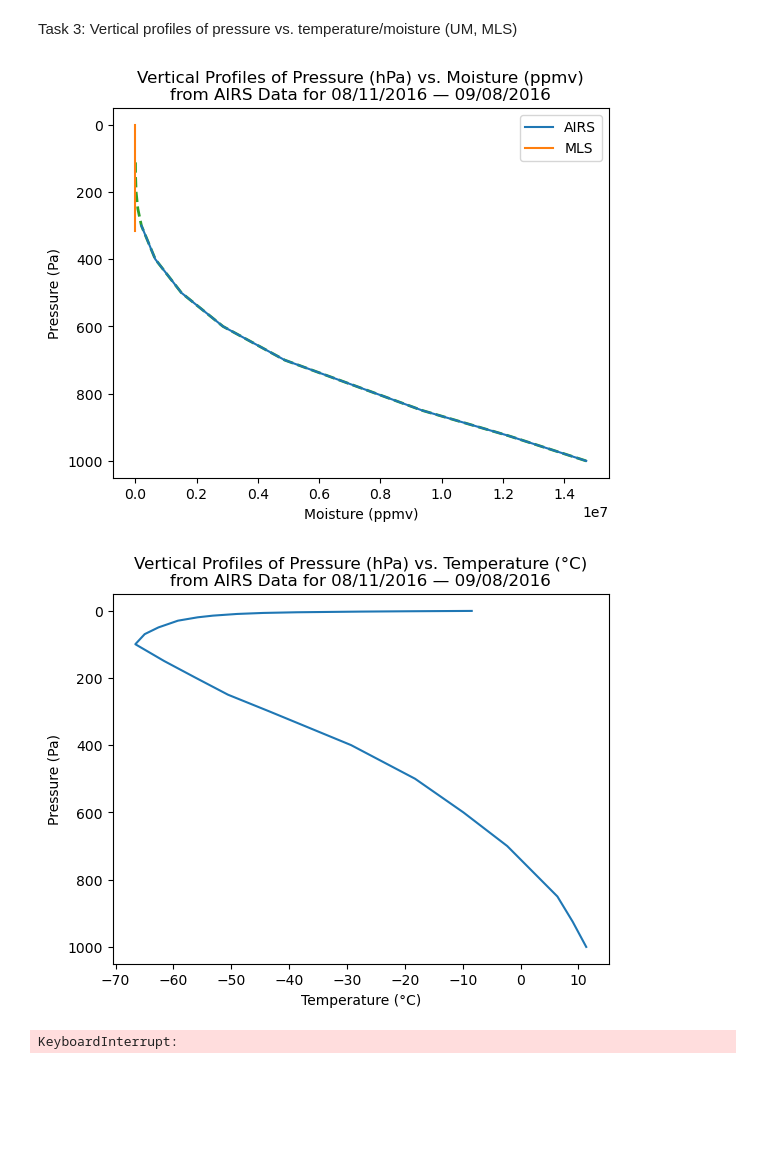
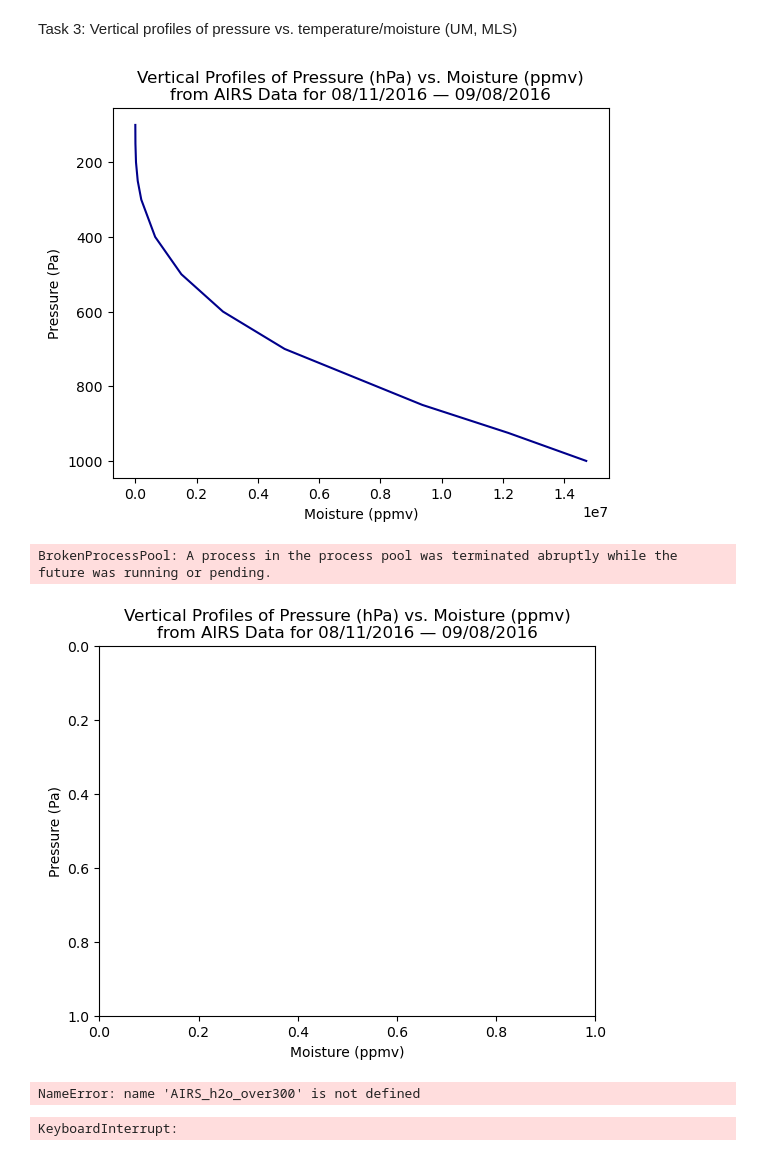
Before and after one commit to sierrastevnson/JPL-DeepConvection, a Jupyter notebook: Tasks/Code/task3_verticalprofiles.ipynb, the cells around one changed output. Saved outputs shown, nothing was run; the diff lists cells and outputs as text; code cells hidden in the pictures; blank space fills up the shorter version.

Commit message:
data formatted but needs revision

```diff
--- a/Tasks/Code/task3_verticalprofiles.ipynb
+++ b/Tasks/Code/task3_verticalprofiles.ipynb
@@ -140,6 +119,7 @@ TypeError: cannot directly convert an xarray.Dataset into a numpy array. Instead
 # %%
-AIRS_data = AIRS_data.mean(dim='time')
+AIRS_data = AIRS_data_yrly.mean(dim='time')
 
+# Global Average
 # Average ascending/descending temperature
 AIRS_t_A = AIRS_data['Temperature_A'].mean(dim=['YDim:ascending', 'XDim:ascending', ])                              # Ascending orbit temperature
 AIRS_t_D = AIRS_data['Temperature_D'].mean(dim=['YDim:descending', 'XDim:descending'])                              # Descending orbit temperature
@@ -166,0 +149,22 @@ AIRS_h2o_over300 = AIRS_h2o[AIRS_prs_idxs_over300]
+# %%
+# Folder containing data
+path = '/nas/bigdata_static/longtaow/'
+
+# Read in UM data
+UM_data_hus = xr.open_mfdataset(path+'DYAMOND/Monsoon/hus/*.nc', parallel=True)     # Moisture (kg/kg)
+UM_data_prs = xr.open_mfdataset(path+'DYAMOND/Monsoon/pfull/*.nc', parallel=True)   # Pressure (Pa)
+
+print("UM data read.")
+
+# Temporal average
+UM_avg_prs = UM_data_prs.mean(dim='time')     # Pressure
+UM_avg_hus = UM_data_hus.mean(dim='time')     # Moisture
+
+# Model level number start/end indexes enclosing 100 hPa
+lv1, lv2 = 45, 55
+
+# Isolate pressure data variable
+UM_prs = UM_avg_prs['air_pressure'][:,lv1:lv2]
+
+# Isolate moisture data and convert units from kg/kg to ppmv
+UM_hus = UM_avg_hus['specific_humidity'][:,lv1:lv2] * kgkg_to_ppmv
@@ -184,37 +202,50 @@ GPM_name = "GPM_MERGIR Data"
 # %% [markdown]
 Functions for figure creation
 # %%
-def CreateVertProfile(arr, arr_prs, arr2=0, arr2_prs=None, data_label="Moisture", source="AIRS", source2="MLS", date_range=date_range, custom_units=None, full_AIRS=True):
+def CreateVertProfile(arr, arr_prs, arr2=0, arr2_prs=None, data_label="Moisture", source="AIRS", source2="MLS", date_range=date_range, custom_units=None, full_AIRS=None):
     if data_label == "Moisture":
         units = "ppmv"
+        color = "darkblue"
     elif data_label == "Temperature":
         units = "°C"
+        color = "darkred"
     else:
         units = custom_units
     plt.title(f"Vertical Profiles of Pressure (hPa) vs. {data_label} ({units})\nfrom {source} Data for {date_range}")
-    plt.ylabel("Pressure (Pa)")
+    plt.ylabel("Pressure (hPa)")
     plt.xlabel(f"{data_label} ({units})")
     plt.gca().invert_yaxis()
 
-    plt.plot(arr, arr_prs, label=source, color="darkblue")
+    plt.plot(arr, arr_prs, label=source, color=color)
 
     if np.array(arr2).any() == True:
-        plt.plot(arr2, arr2_prs, label=source2, color="orange")
+        plt.plot(arr2, arr2_prs, label=source2, color="gray")
         plt.legend()
     if full_AIRS == True:
         plt.plot(AIRS_h2o, AIRS_h2o_prs, label="AIRS (full)", zorder=-1, alpha=1, linewidth=2, linestyle="--", color="darkblue")
     plt.show()
 # %% [markdown]
 Task 3: Vertical profiles of pressure vs. temperature/moisture (UM, MLS)
+# %%
+# Pressure vs. Moisture (MLS/AIRS)
+CreateVertProfile(AIRS_h2o, AIRS_h2o_prs, UM_hus, UM_prs)   # TODO: Add MLS data
+CreateVertProfile(UM_hus, UM_prs) # TODO: UM data
+
+# Pressure vs. Temperature  (AIRS)
+CreateVertProfile(AIRS_t-273.15, AIRS_t_prs, data_label="Temperature")
+# CreateVertProfile(UM_t, UM_t_prs, data_label="Temperature")   # TODO: UM data
+# %% [output]
+[figure, added]
+BrokenProcessPool: A process in the process pool was terminated abruptly while the future was running or pending.
+[figure, added]
 # %%
-# Pressure vs. Moisture (MLS/AIRS)
-CreateVertProfile(AIRS_h2o_over300, AIRS_h2o_prs[AIRS_prs_idxs_over300], MLS_h2o_under300, MLS_prs[MLS_prs_idxs_under300] * hPa_to_Pa, full_AIRS=True)
+# # Pressure vs. Moisture (MLS/AIRS)
+# CreateVertProfile(AIRS_h2o_over300, AIRS_h2o_prs[AIRS_prs_idxs_over300], MLS_h2o_under300, MLS_prs[MLS_prs_idxs_under300] * hPa_to_Pa, full_AIRS=True)
 
-# Pressure vs. Temperature  (AIRS)
-CreateVertProfile(AIRS_t-273.15, AIRS_t_prs, data_label="Temperature")
+# # Pressure vs. Temperature  (AIRS)
+# CreateVertProfile(AIRS_t-273.15, AIRS_t_prs, data_label="Temperature")
 # %% [output]
-[figure, removed]
-[figure, removed]
+NameError: name 'AIRS_h2o_over300' is not defined
 # %%
 # Pressure vs. Moisture (UM)
 CreateVertProfile(UM_hus, UM_prs)
```
Also changed, not shown: parts of 20 cells of this notebook, 5 other files.
